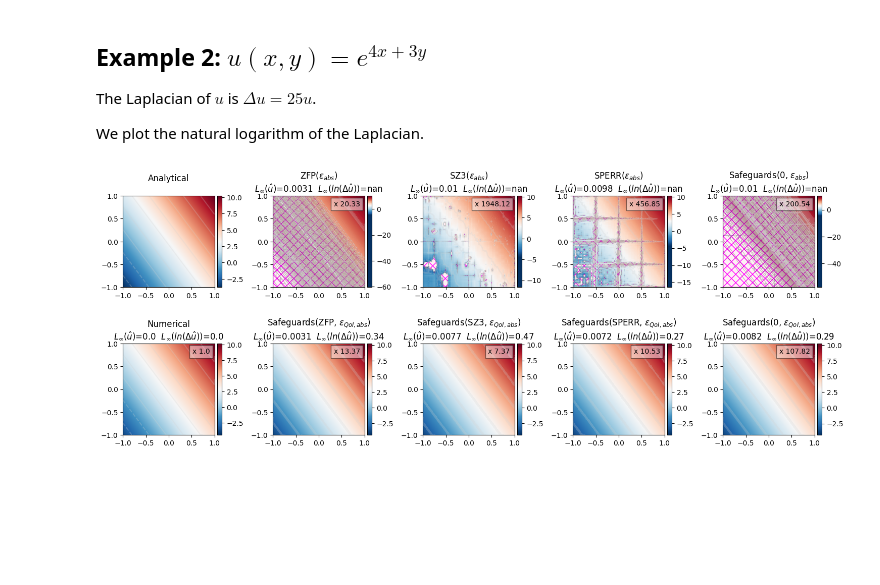
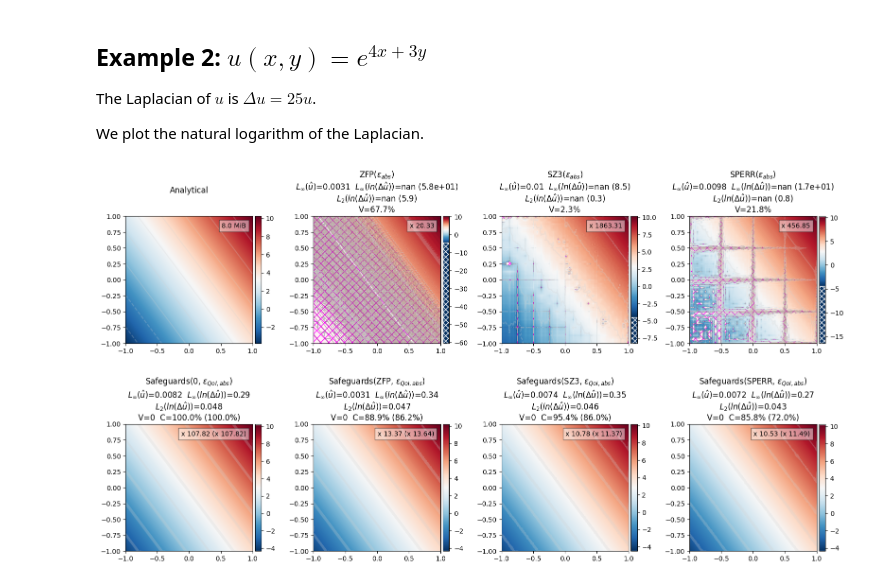
Before and after one commit to juntyr/compression-safeguards, a Jupyter notebook: examples/derivative.ipynb, the cells around one changed output. Saved outputs shown, nothing was run; the diff lists cells and outputs as text; code cells hidden in the pictures; blank space fills up the shorter version.

```diff
--- a/examples/derivative.ipynb
+++ b/examples/derivative.ipynb
@@ -197,7 +279,7 @@ for codec in [zfp, sz3, sperr, zero]:
                     dict(axis=1, before=1, after=1, boundary="edge"),
                 ],
                 type="abs",
-                eb=0.1,
+                eb=DU_eb_abs,
             ),
         ],
         fixed_constants=dict(dx=dx, dy=dy),
@@ -309,3 +467,13 @@ U_sg_abs_cr = U.nbytes / np.asarray(U_sg_abs_enc).nbytes
+# %%
+# compressed to constant zero
+from numcodecs_zero import ZeroCodec
+
+zero = ZeroCodec()
+
+U_zero_enc = zero.encode(U)
+U_zero = zero.decode(U_zero_enc)
+# %%
+ln_DU_eb_abs = 1.0
 # %%
 U_sg_qoi = dict()
 U_sg_qoi_cr = dict()
@@ -339,7 +507,7 @@ for codec in [zfp, sz3, sperr, zero]:
                     dict(axis=1, before=1, after=1, boundary="valid"),
                 ],
                 type="abs",
-                eb=1.0,
+                eb=ln_DU_eb_abs,
             ),
             dict(
                 kind="qoi_eb_stencil",
@@ -354,7 +522,7 @@ for codec in [zfp, sz3, sperr, zero]:
                     dict(axis=1, before=2, after=0, boundary="valid"),
                 ],
                 type="abs",
-                eb=1.0,
+                eb=ln_DU_eb_abs,
             ),
             dict(
                 kind="qoi_eb_stencil",
@@ -369,7 +537,7 @@ for codec in [zfp, sz3, sperr, zero]:
                     dict(axis=1, before=0, after=2, boundary="valid"),
                 ],
                 type="abs",
-                eb=1.0,
+                eb=ln_DU_eb_abs,
             ),
         ],
         fixed_constants=dict(X=X, Y=Y),
@@ -381,14 +623,22 @@ for codec in [zfp, sz3, sperr, zero]:
 # %%
-fig, axs = plt.subplots(nrows=2, ncols=5, figsize=(15, 6))
+fig, axs = plt.subplots(nrows=2, ncols=4, figsize=(16, 9))
 
 plot_DU(
-    U, 1.0, axs[0, 0], "Analytical", my_DU=DU, transform=np.log, transform_symbol="ln"
+    U,
+    1.0,
+    axs[0, 0],
+    "Analytical",
+    DU_eb_abs=ln_DU_eb_abs,
+    my_DU=DU,
+    transform=np.log,
+    transform_symbol="ln",
 )
 plot_DU(
     U_zfp,
     U_zfp_cr,
     axs[0, 1],
     r"ZFP($\epsilon_{abs}$)",
+    DU_eb_abs=ln_DU_eb_abs,
     transform=np.log,
     transform_symbol="ln",
 )
@@ -397,6 +647,7 @@ plot_DU(
     U_sz3_cr,
     axs[0, 2],
     r"SZ3($\epsilon_{abs}$)",
+    DU_eb_abs=ln_DU_eb_abs,
     transform=np.log,
     transform_symbol="ln",
 )
@@ -405,56 +656,64 @@ plot_DU(
     U_sperr_cr,
     axs[0, 3],
     r"SPERR($\epsilon_{abs}$)",
-    transform=np.log,
-    transform_symbol="ln",
-)
-plot_DU(
-    U_sg_abs,
-    U_sg_abs_cr,
-    axs[0, 4],
-    r"Safeguards(0, $\epsilon_{abs}$)",
+    DU_eb_abs=ln_DU_eb_abs,
     transform=np.log,
     transform_symbol="ln",
 )
 
-plot_DU(U, 1.0, axs[1, 0], "Numerical", transform=np.log, transform_symbol="ln")
+plot_DU(
+    U_sg_qoi["zero"],
+    U_sg_qoi_cr["zero"],
+    axs[1, 0],
+    r"Safeguards(0, $\epsilon_{QoI,abs}$)",
+    DU_eb_abs=ln_DU_eb_abs,
+    transform=np.log,
+    transform_symbol="ln",
+    corr=U_zero,
+    my_U_it=U_sg_it_qoi["zero"],
+    cr_it=U_sg_it_qoi_cr["zero"],
+)
 plot_DU(
     U_sg_qoi["zfp.rs"],
     U_sg_qoi_cr["zfp.rs"],
     axs[1, 1],
     r"Safeguards(ZFP, $\epsilon_{QoI,abs}$)",
+    DU_eb_abs=ln_DU_eb_abs,
     transform=np.log,
     transform_symbol="ln",
+    corr=U_zfp,
+    my_U_it=U_sg_it_qoi["zfp.rs"],
+    cr_it=U_sg_it_qoi_cr["zfp.rs"],
 )
 plot_DU(
     U_sg_qoi["sz3.rs"],
     U_sg_qoi_cr["sz3.rs"],
     axs[1, 2],
     r"Safeguards(SZ3, $\epsilon_{QoI,abs}$)",
+    DU_eb_abs=ln_DU_eb_abs,
     transform=np.log,
     transform_symbol="ln",
+    corr=U_sz3,
+    my_U_it=U_sg_it_qoi["sz3.rs"],
+    cr_it=U_sg_it_qoi_cr["sz3.rs"],
 )
 plot_DU(
     U_sg_qoi["sperr.rs"],
     U_sg_qoi_cr["sperr.rs"],
     axs[1, 3],
     r"Safeguards(SPERR, $\epsilon_{QoI,abs}$)",
+    DU_eb_abs=ln_DU_eb_abs,
     transform=np.log,
     transform_symbol="ln",
-)
-plot_DU(
-    U_sg_qoi["zero"],
-    U_sg_qoi_cr["zero"],
-    axs[1, 4],
-    r"Safeguards(0, $\epsilon_{QoI,abs}$)",
-    transform=np.log,
-    transform_symbol="ln",
+    corr=U_sperr,
+    my_U_it=U_sg_it_qoi["sperr.rs"],
+    cr_it=U_sg_it_qoi_cr["sperr.rs"],
 )
 
 plt.tight_layout()
 
 plt.savefig("derivative-log-exp.pdf", dpi=300)
 
 plt.show()
 # %% [output]
-[figure, old version]
+[figure, new version]
```
Also changed, not shown: parts of 12 cells of this notebook, 1 other file.
